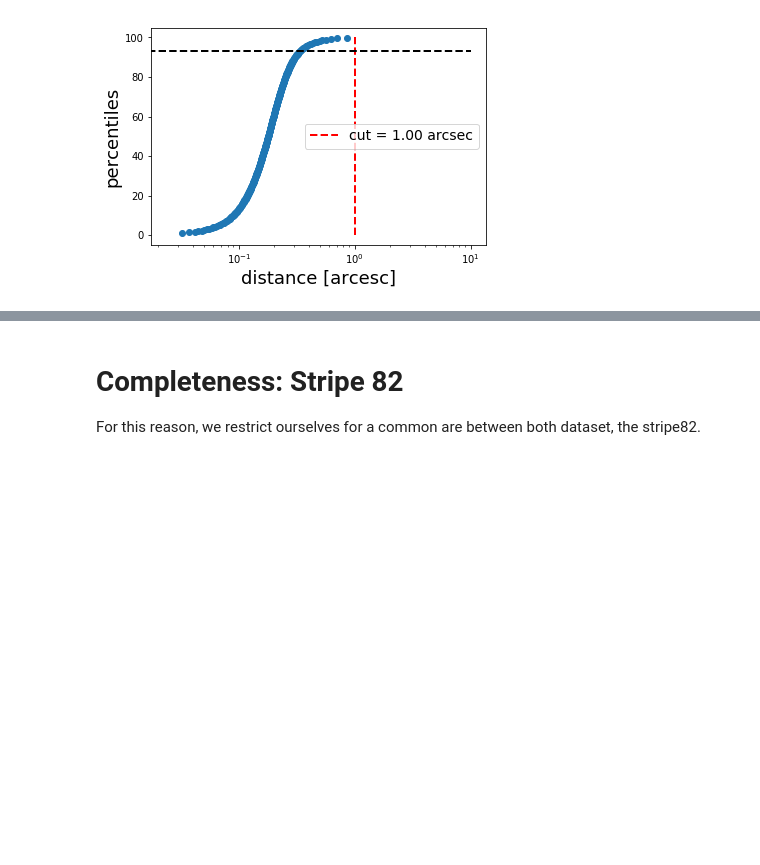
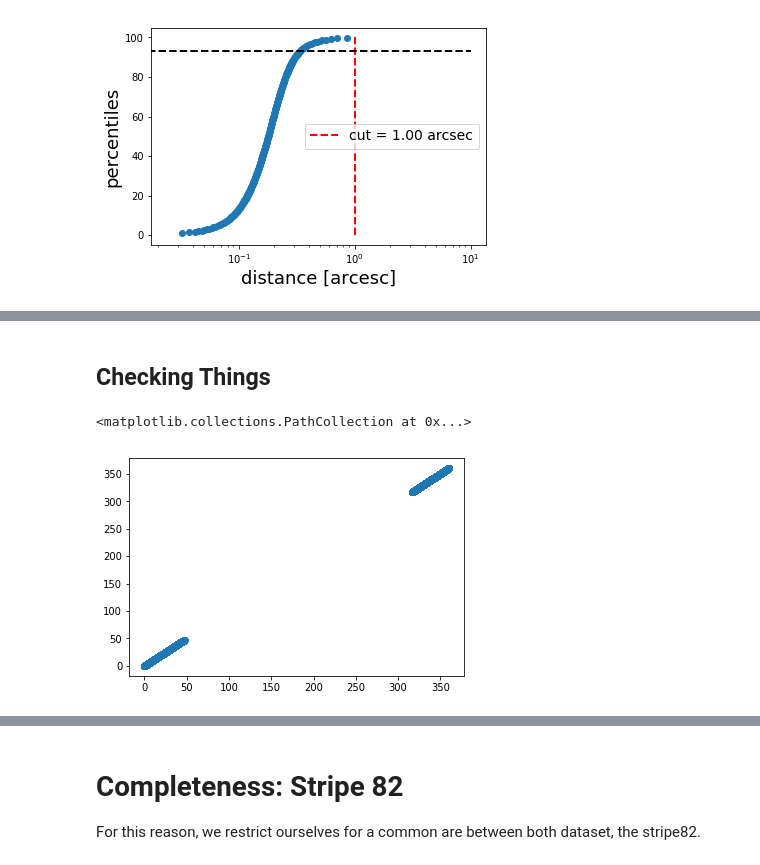
Before and after one commit to estevesjh/fnalFall2022, a Jupyter notebook: notebooks/5.matchSDSS+GALEX+WISExDESY3.ipynb, the cells around one changed output, grey strips where cells are left out. Drawn from its saved outputs; the diff is of its cells as text; code cells hidden in the pictures; blank space fills up the shorter version.

```diff
--- a/notebooks/5.matchSDSS+GALEX+WISExDESY3.ipynb
+++ b/notebooks/5.matchSDSS+GALEX+WISExDESY3.ipynb
@@ -207,0 +215,2 @@ plt.scatter(zD[mask],massD[mask])
+# %% [markdown]
+## Checking Things
@@ -207,0 +228,5 @@ plt.scatter(zD[mask],massD[mask])
+# %%
+plt.scatter(des[matches0['i2']]['ra'],sdss['RA'][matches0['i1']])
+# %% [output]
+<matplotlib.collections.PathCollection at 0x...>
+[figure, added]
```
Also changed, not shown: parts of 26 cells of this notebook, 15 other files.
